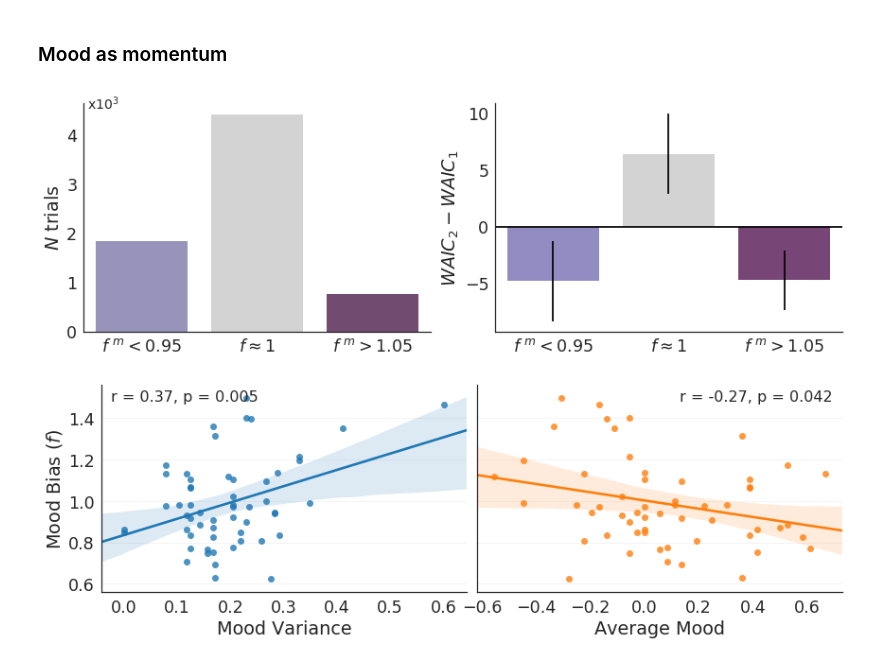
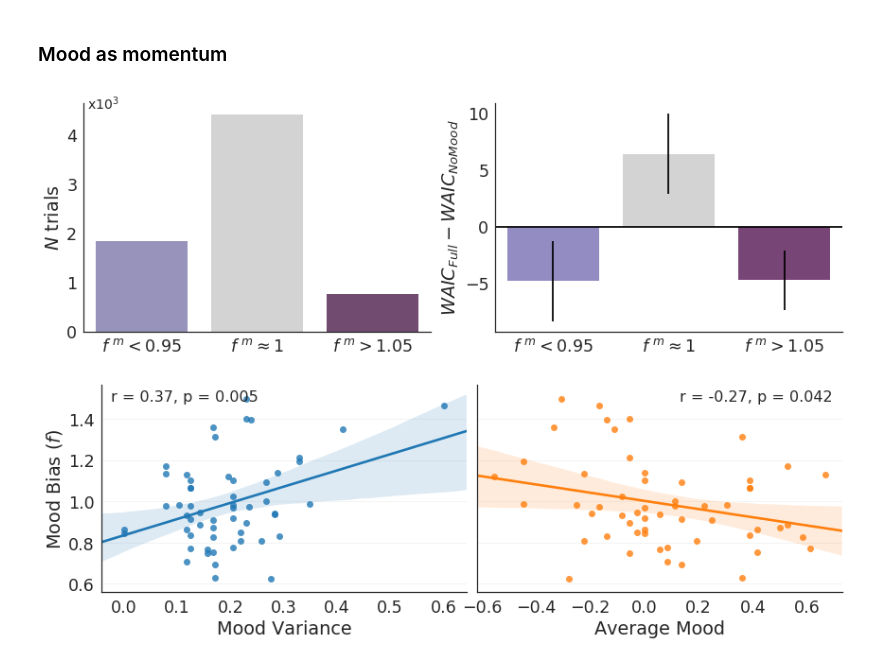
Before and after one commit to szorowi1/pni-rotations, a Jupyter notebook: 5_centeredRL.ipynb, the cells around one changed output. Saved outputs shown, nothing was run; the diff lists cells and outputs as text; code cells hidden in the pictures.

```diff
--- a/5_centeredRL.ipynb
+++ b/5_centeredRL.ipynb
@@ -381,37 +381,37 @@ Mhat = Mhat[data.Choice>0]
 ## Compute bias.
 f = np.median(fit['f'], axis=0)
 f = f[data.loc[data.Choice>0,'Subject']-1]
 bias = np.power(f, Mhat)
 
 ## Bin bias.
 bins = np.digitize(bias, [0.95, 1.05])
 
 ## Compute means and SEs.
 mu_d = [dWAIC[bins==b].sum() for b in np.unique(bins)]
 se = [np.sqrt( (bins==b).sum() * np.var(dWAIC[bins==b]) ) for b in np.unique(bins)]
 
 #~~~~~~~~~~~~~~~~~~~~~~~~~~~~~~~~~~~~~~~~~~#
 ### Plotting.
 #~~~~~~~~~~~~~~~~~~~~~~~~~~~~~~~~~~~~~~~~~~#
 
 ## Initialze canvas.
 fig, axes = plt.subplots(1,2,figsize=(12,4))
 
 ## Plot counts.
 sns.countplot(bins, palette=['#928cc2', 'lightgrey', '#774576',], ax=axes[0])
-axes[0].set(ylabel = r'$N$ trials',xticklabels=[r'$f^{\ m} < 0.95$', r'$f \approx 1$', r'$f^{\ m} > 1.05$'],
+axes[0].set(ylabel = r'$N$ trials',xticklabels=[r'$f^{\ m} < 0.95$', r'$f^{\ m} \approx 1$', r'$f^{\ m} > 1.05$'],
             yticklabels=[0,1,2,3,4])
 axes[0].annotate(r'x$10^3$', (0,0), (0.01,0.975), xycoords='axes fraction',fontsize=14)
 
 ## Plot WAIC.
 axes[1].bar(np.arange(3), mu_d, yerr=se, color=['#928cc2', 'lightgrey', '#774576',])
 axes[1].hlines(0, -0.5, 2.5)
-axes[1].set(xlim=(-0.5,2.5), xticks=[0,1,2], ylabel = r'$WAIC_2 - WAIC_1$',
-       xticklabels=[r'$f^{\ m} < 0.95$', r'$f \approx 1$', r'$f^{\ m} > 1.05$'])
+axes[1].set(xlim=(-0.5,2.5), xticks=[0,1,2], ylabel = r'$WAIC_{Full} - WAIC_{NoMood}$',
+       xticklabels=[r'$f^{\ m} < 0.95$', r'$f^{\ m} \approx 1$', r'$f^{\ m} > 1.05$'])
 sns.despine()
 plt.tight_layout()
 # %% [output]
-[figure, old version]
+[figure, new version]
 # %%
 ## Initialize canvas.
 fig, axes = plt.subplots(1,2,figsize=(12,4),sharey=True)
```
Also changed, not shown: parts of 9 cells of this notebook, 3 other files.
